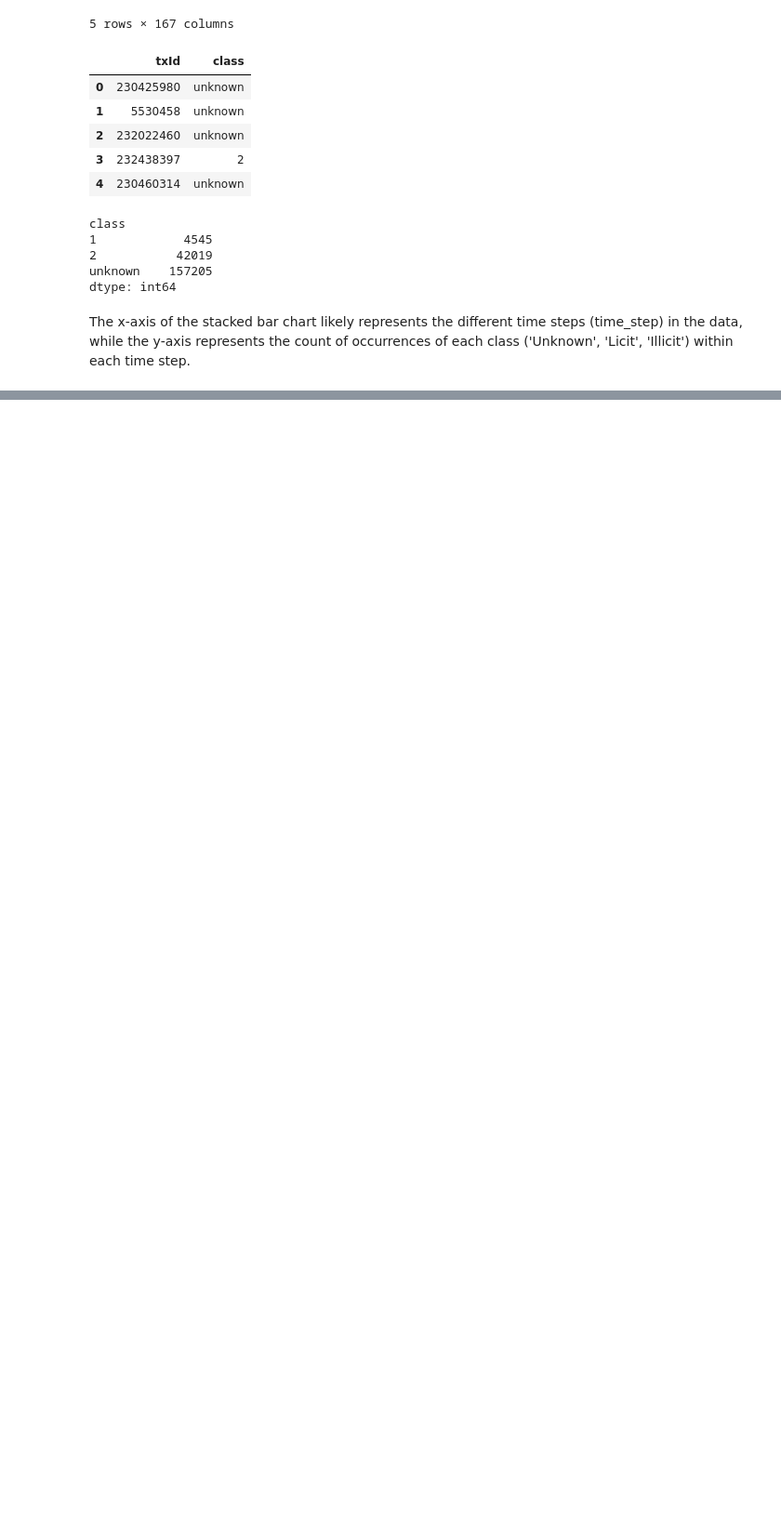
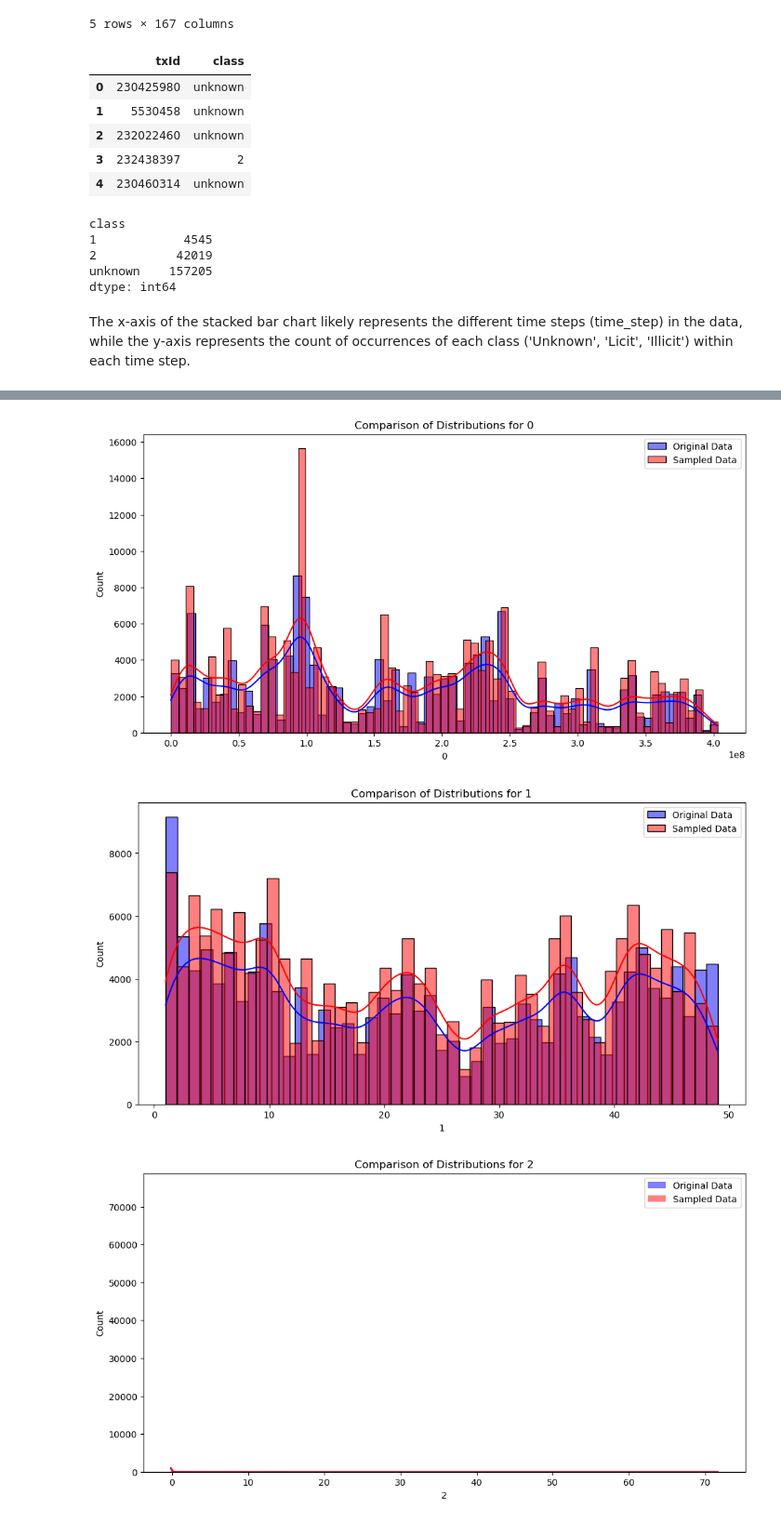
Before and after one commit to pmedare/synthesis-project-II, a Jupyter notebook: Roger/first_tries.ipynb, the cells around one changed output, grey strips where cells are left out. Shown at 93% size. Cells and saved outputs as stored; diff of their text form; code cells hidden in the pictures; blank space fills up the shorter version.

```diff
--- a/Roger/first_tries.ipynb
+++ b/Roger/first_tries.ipynb
@@ -92,0 +124,13 @@ py.iplot(fig)
+# %%
+from scipy import stats
+
+mean, std = stats.norm.fit(df['feature_name'])
+
+new_samples = np.random.normal(loc=mean, scale=std, size=100)
+
+plt.figure(figsize=(12, 6))
+sns.histplot(df['feature_name'], kde=True, color='blue', label='Original Data')
+sns.histplot(new_samples, kde=True, color='red', label='Sampled Data', alpha=0.5)
+plt.legend()
+plt.title('Comparison of Distributions')
+plt.show()
@@ -92,0 +209,21 @@ py.iplot(fig)
+# %%
+new_data = pd.DataFrame()
+
+for feature_name in unknown_df.columns:
+    # Sample new data from the empirical distribution of the original data
+    new_samples = np.random.choice(unknown_df[feature_name], size=200000, replace=True)
+
+    # Store the new samples in the new dataframe
+    new_data[feature_name] = new_samples
+# %%
+for column in unknown_df.columns:
+    plt.figure(figsize=(12, 6))
+    sns.histplot(unknown_df[column], kde=True, color='blue', label='Original Data')
+    sns.histplot(new_data[column], kde=True, color='red', label='Sampled Data', alpha=0.5)
+    plt.legend()
+    plt.title(f'Comparison of Distributions for {column}')
+    plt.show()
+# %% [output]
+[figure, added]
+[figure, added]
+[figure, added]
```
Also changed, not shown: parts of 12 cells of this notebook.
